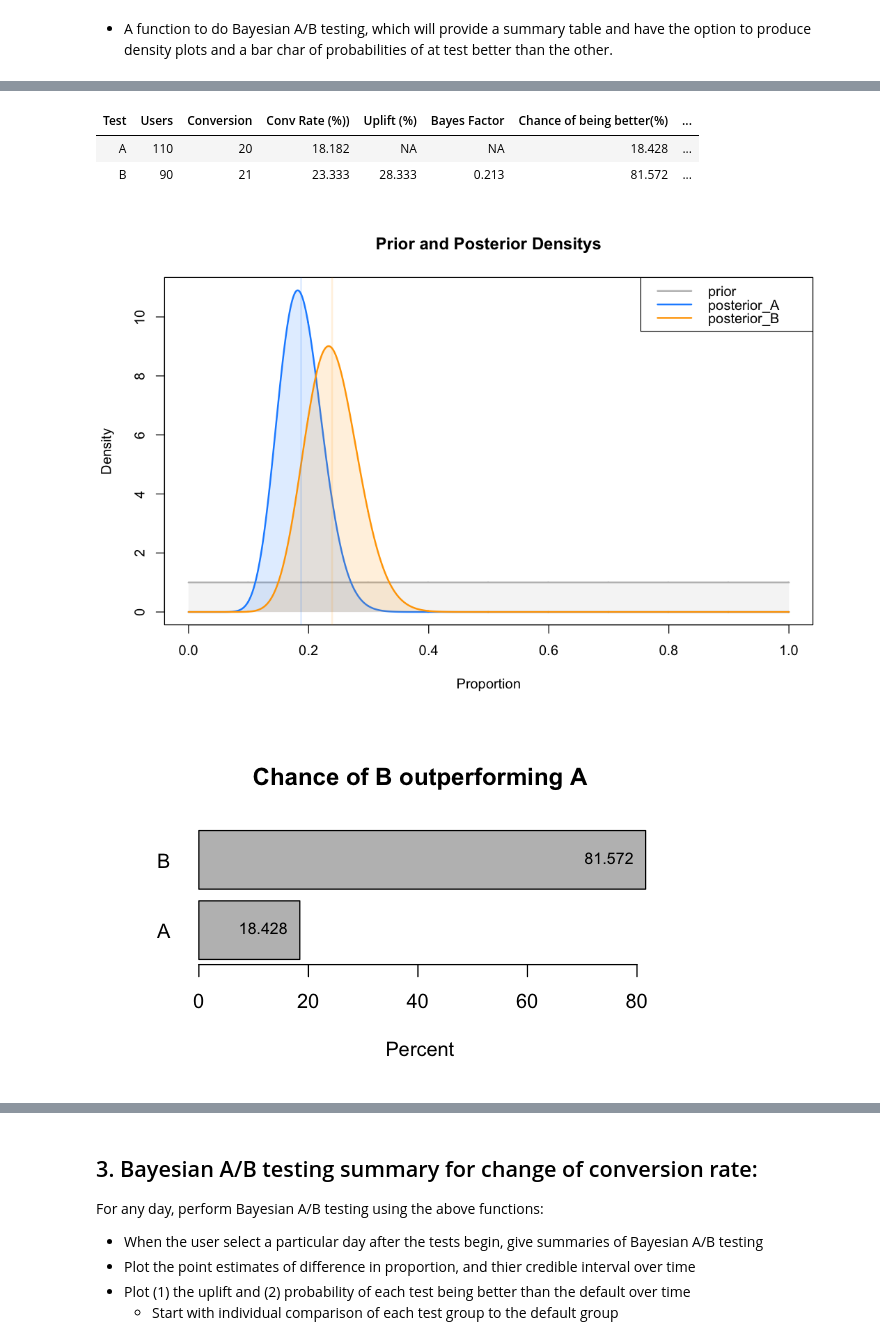
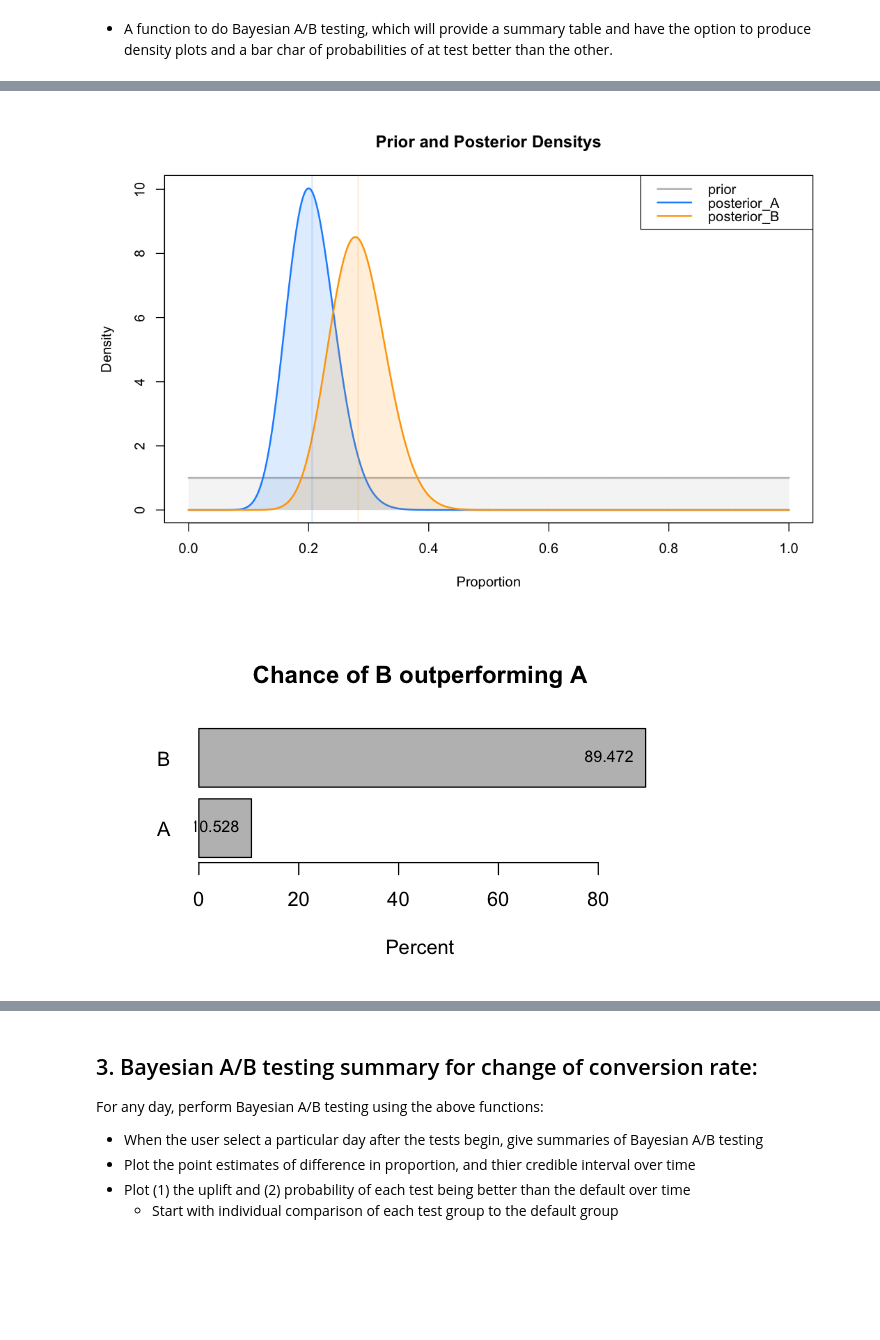
Before and after one commit to tukichen/Bayesian_AB_testing, a Jupyter notebook: Bayesian_AB_testing.ipynb, the cells around one changed output, grey strips where cells are left out. Drawn from its saved outputs; the diff is of its cells as text; code cells hidden in the pictures; blank space fills up the shorter version.

```diff
--- a/Bayesian_AB_testing.ipynb
+++ b/Bayesian_AB_testing.ipynb
@@ -440,13 +442,23 @@ Bayes_AB_test <- function(nA, xA, nB, xB,
     #-------------------------------------------------------------------
     # combine and save to result
     result= rbind(c("A", nA, xA, round(CR_A, digits = digit) ,
-                    NA, NA, round(best_A, digits = digit), NA ) ,
+                    NA, NA, NA, round(best_A, digits = digit),  NA, NA ) ,
+
                   c("B", nB, xB, round(CR_B, digits = digit) ,
-                    round(uplift_B, digits = digit), round(BF, digits = digit),
-                    round(best_B, digits = digit),  round( p_value, digits=digit ) ) )
+                    round(uplift_B, digits = digit),
+                    round(mean_change, digits= digit),
+                    paste0("(", round(max(0,Cred_LL*100), digits= digit), ", ",
+                           round(min( Cred_UL*100, 100), digits = digit), ")"),
+                    round(best_B, digits = digit),
+                    round(log(BF), digits = digit),
+
+                     round( p_value, digits=digit ) ) )
 
     colnames(result) = c('Test', 'Users', 'Conversion','Conv Rate (%))',
-                         'Uplift (%)', 'Bayes Factor','Chance of being better(%)', 'frequentist p-value')
+                         'Uplift (%)', 'Posterior mean of change','Credible Interval',
+                         'Chance of being better(%)',
+                         'log Bayes Factor',
+                          'frequentist p-value')
     #-------------------------------------------------------------------
 
     if (density_plot ==TRUE){
@@ -465,0 +479,3 @@ Bayes_AB_test <- function(nA, xA, nB, xB,
+# %%
+nA=100; xA=20; nB=90; xB=25
+Bayes_AB_test(nA=nA, xA=xA, nB=nB, xB=xB)
@@ -466,20 +504,13 @@ Bayes_AB_test <- function(nA, xA, nB, xB,
 # %%
-nA=110; xA=20; nB=90; xB=21
-
-Bayes_AB_test(nA=nA, xA=xA, nB=nB, xB=xB)
-
 options(repr.plot.width=9, repr.plot.height=6)
 Bayes_AB_test(nA=nA, xA=xA, nB=nB, xB=xB, out_data = FALSE, density_plot= TRUE )
 # %% [output]
-| Test | Users | Conversion | Conv Rate (%)) | Uplift (%) | Bayes Factor | Chance of being better(%) | ... |
-| A | 110 | 20 | 18.182 | NA | NA | 18.428 | ... |
-| B | 90 | 21 | 23.333 | 28.333 | 0.213 | 81.572 | ... |
-[figure, old version]
+[figure, new version]
 # %%
 options(repr.plot.width=5, repr.plot.height=3)
 Bayes_AB_test(nA=nA, xA=xA, nB=nB, xB=xB, out_data = FALSE, bestProb_plot= TRUE )
 # %% [output]
-[figure, old version]
+[figure, new version]
 # %%
 options(repr.plot.width=7, repr.plot.height=5)
 Bayes_AB_test(nA=nA, xA=xA, nB=nB, xB=xB, out_data = FALSE, diff_plot= TRUE )
```
Also changed, not shown: parts of 19 cells of this notebook, 3 other files.
